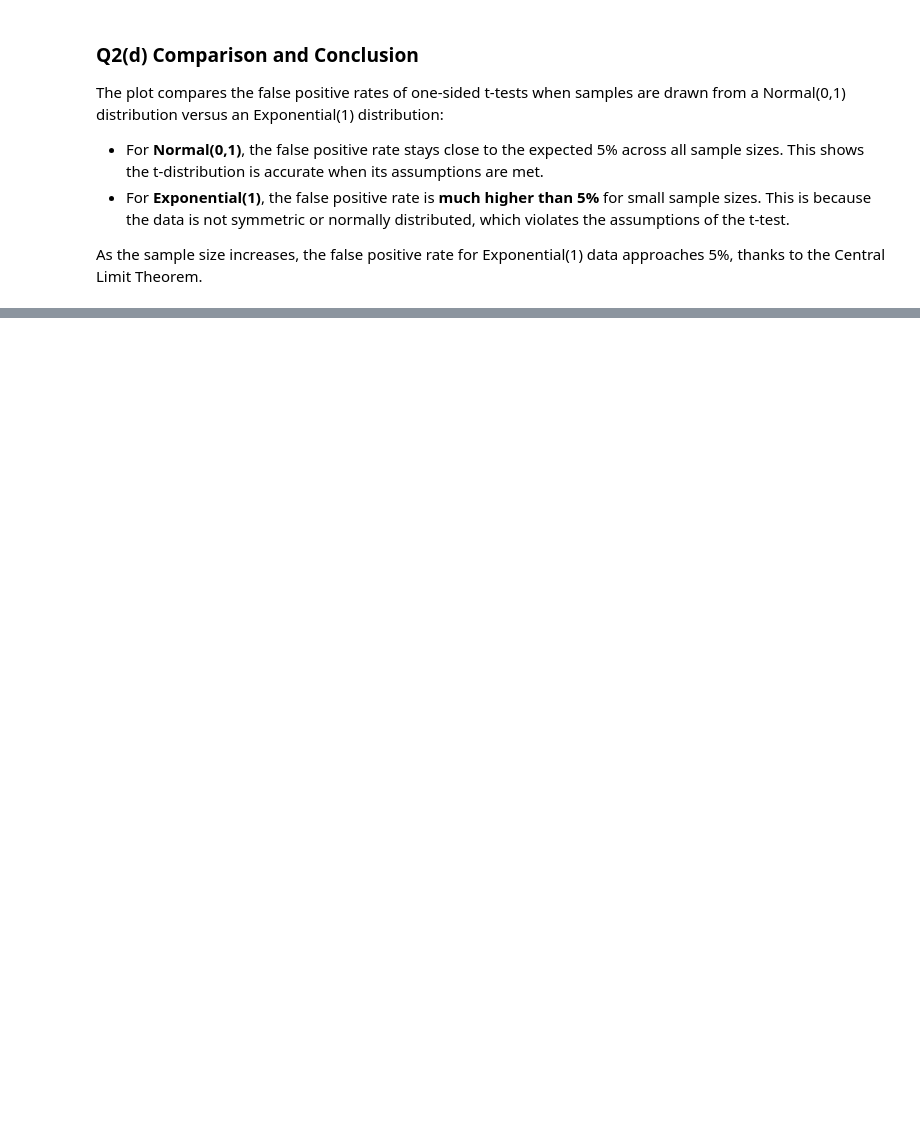
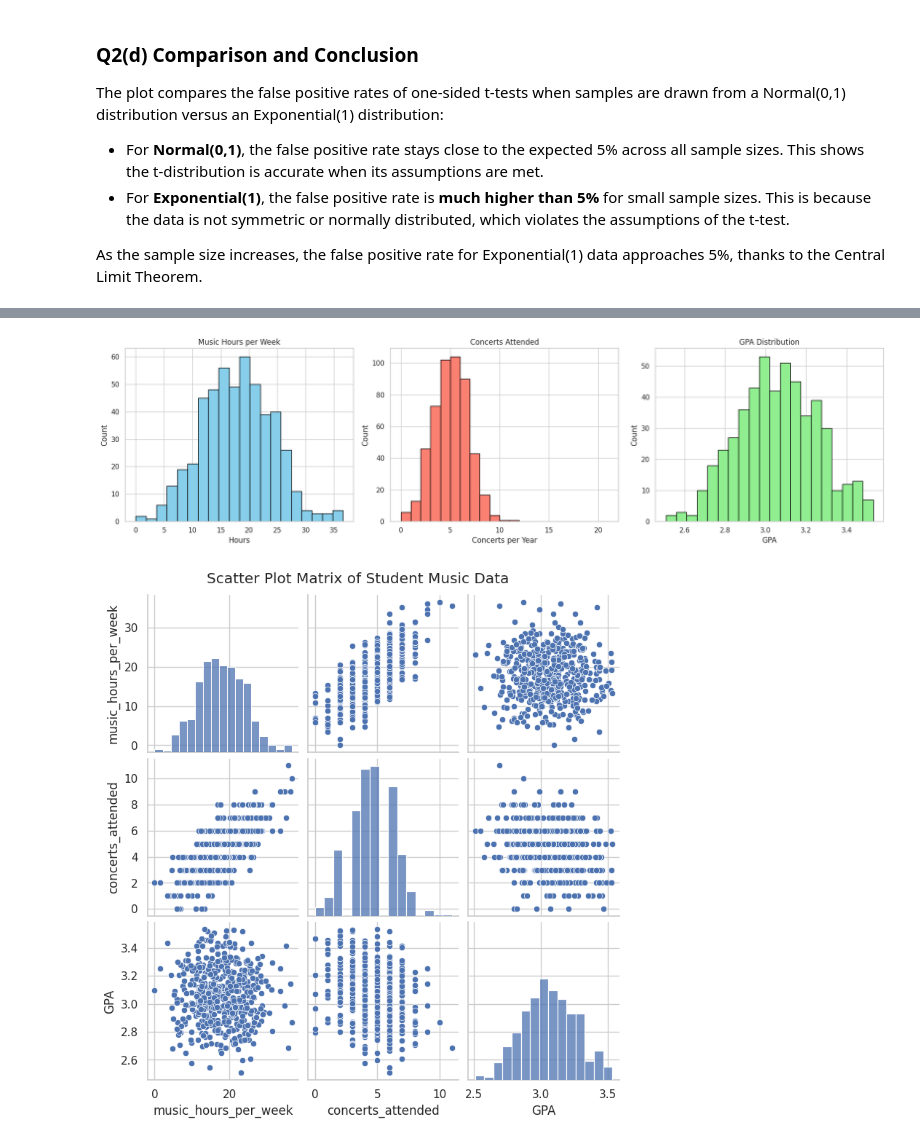
Before and after one commit to vikthebrik/DSCI-MATH-345, a Jupyter notebook: HW5/HW05.ipynb, the cells around one changed output, grey strips where cells are left out. Drawn from its saved outputs; the diff is of its cells as text; code cells hidden in the pictures; blank space fills up the shorter version.

```diff
--- a/HW5/HW05.ipynb
+++ b/HW5/HW05.ipynb
@@ -297,0 +308,78 @@ and should not be in the millions.
+# %%
+# Simulate: hours listening to music per week (clipped to [0, 40])
+n = 500
+music_hours = rng.normal(loc=18, scale=6, size=n)
+music_hours = np.clip(music_hours, 0, 40)
+
+# Simulate: concerts attended (positively correlated with music hours + noise)
+concerts = np.round(0.2 * music_hours + rng.normal(loc=1, scale=1.2, size=n))
+concerts = np.clip(concerts, 0, 20)
+
+# Simulate: GPA (negatively correlated with concerts, slightly positive with music hours)
+GPA = 3.2 + 0.01 * (music_hours - 18) - 0.05 * (concerts - 2) + rng.normal(0, 0.2, size=n)
+GPA = np.clip(GPA, 0, 4.0)
+
+# Create DataFrame
+music_df = pd.DataFrame({
+    "music_hours_per_week": music_hours,
+    "concerts_attended": concerts,
+    "GPA": GPA
+})
+
+# Show first few rows
+music_df.head()
+
+#c) Plot scatterplot of GPA vs. music hours
+#----------------------------------------------------------------------------------------------------------------------
+# Set up for prettier plots
+sns.set(style="whitegrid")
+
+# Histograms for each variable
+fig, axes = plt.subplots(1, 3, figsize=(18, 5))
+
+axes[0].hist(music_df["music_hours_per_week"], bins=20, color="skyblue", edgecolor="black")
+axes[0].set_title("Music Hours per Week")
+axes[0].set_xlabel("Hours")
+axes[0].set_ylabel("Count")
+
+axes[1].hist(music_df["concerts_attended"], bins=range(0, 22), color="salmon", edgecolor="black")
+axes[1].set_title("Concerts Attended")
+axes[1].set_xlabel("Concerts per Year")
+axes[1].set_ylabel("Count")
+
+axes[2].hist(music_df["GPA"], bins=20, color="lightgreen", edgecolor="black")
+axes[2].set_title("GPA Distribution")
+axes[2].set_xlabel("GPA")
+axes[2].set_ylabel("Count")
+
+plt.tight_layout()
+plt.show()
+
+# Scatter plots for each pair of variables
+sns.pairplot(music_df)
+plt.suptitle("Scatter Plot Matrix of Student Music Data", y=1.02)
+plt.show()
+#d) Correlation matrix
+#----------------------------------------------------------------------------------------------------------------------
+# Compute the correlation matrix using np.corrcoef
+corr_matrix = np.corrcoef([
+    music_df["music_hours_per_week"],
+    music_df["concerts_attended"],
+    music_df["GPA"]
+])
+
+# Display correlation matrix with variable labels
+print("Correlation Matrix:")
+print("                      music_hours  concerts  GPA")
+print(f"music_hours_per_week     {corr_matrix[0,0]:.2f}        {corr_matrix[0,1]:.2f}    {corr_matrix[0,2]:.2f}")
+print(f"concerts_attended        {corr_matrix[1,0]:.2f}        {corr_matrix[1,1]:.2f}    {corr_matrix[1,2]:.2f}")
+print(f"GPA                      {corr_matrix[2,0]:.2f}        {corr_matrix[2,1]:.2f}    {corr_matrix[2,2]:.2f}")
+
+# Explanation of relationships
+print("\nInterpretation:")
+print("- music_hours_per_week and concerts_attended: Positive correlation — students who love music tend to attend more concerts.")
+print("- concerts_attended and GPA: Negative correlation — frequent concertgoers may spend less time on academics.")
+print("- music_hours_per_week and GPA: Weak or slightly positive correlation — some students may study with music or use it to focus.")
+# %% [output]
+[figure, added]
+[figure, added]
```
Also changed, not shown: parts of 6 cells of this notebook.
